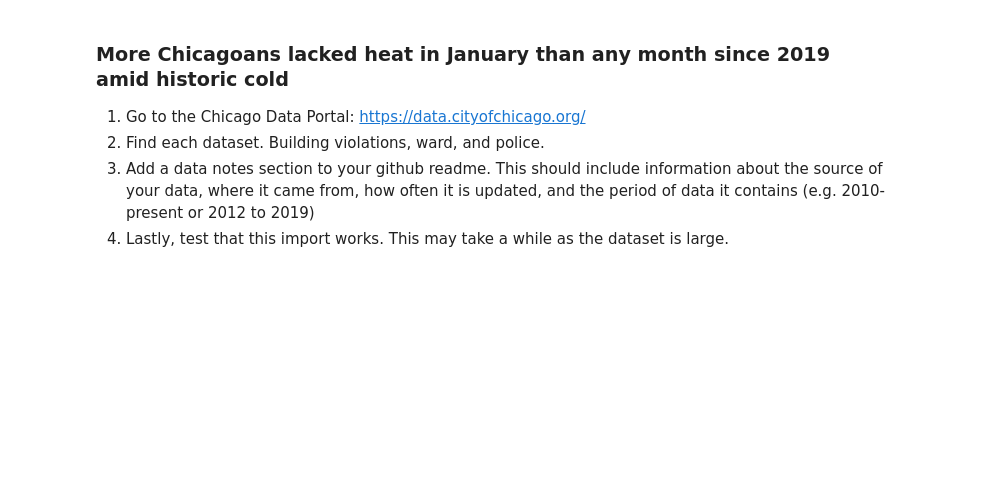
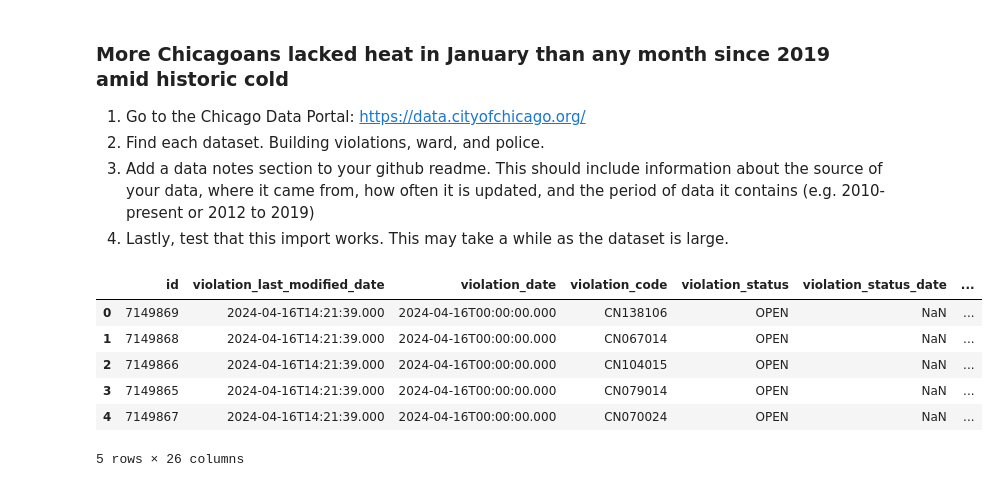
Before and after one commit to hannaheure/Sizzlers-Chi-Heat, a Jupyter notebook: final_analysis.ipynb, the cells around one changed output. Cells and saved outputs as stored; diff of their text form; code cells hidden in the pictures; blank space fills up the shorter version.

```diff
--- a/final_analysis.ipynb
+++ b/final_analysis.ipynb
@@ -18,3 +18,13 @@ build = pd.read_csv('https://data.cityofchicago.org/resource/22u3-xenr.csv?$limi
 # you can use any of these
 ward = gpd.read_file('https://data.cityofchicago.org/api/geospatial/sp34-6z76?method=export&format=GeoJSON')
 police = gpd.read_file('https://data.cityofchicago.org/api/geospatial/fthy-xz3r?method=export&format=GeoJSON')
+# %%
+build.head()
+# %% [output]
+|  | id | violation_last_modified_date | violation_date | violation_code | violation_status | violation_status_date | ... |
+| 0 | 7149869 | 2024-04-16T14:21:39.000 | 2024-04-16T00:00:00.000 | CN138106 | OPEN | NaN | ... |
+| 1 | 7149868 | 2024-04-16T14:21:39.000 | 2024-04-16T00:00:00.000 | CN067014 | OPEN | NaN | ... |
+| 2 | 7149866 | 2024-04-16T14:21:39.000 | 2024-04-16T00:00:00.000 | CN104015 | OPEN | NaN | ... |
+| 3 | 7149865 | 2024-04-16T14:21:39.000 | 2024-04-16T00:00:00.000 | CN079014 | OPEN | NaN | ... |
+| 4 | 7149867 | 2024-04-16T14:21:39.000 | 2024-04-16T00:00:00.000 | CN070024 | OPEN | NaN | ... |
+5 rows × 26 columns
```
Also changed, not shown: parts of 4 cells of this notebook, 1 other file.
